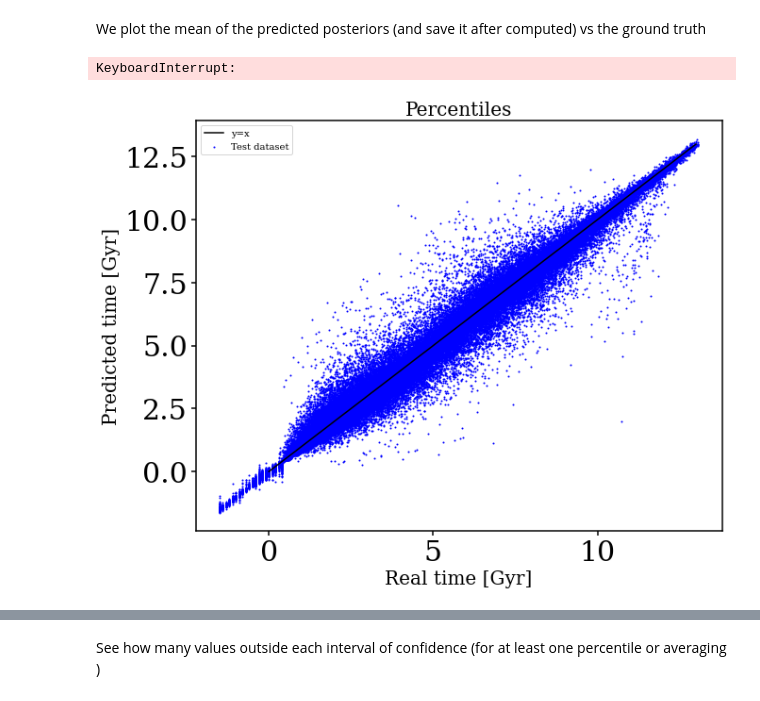
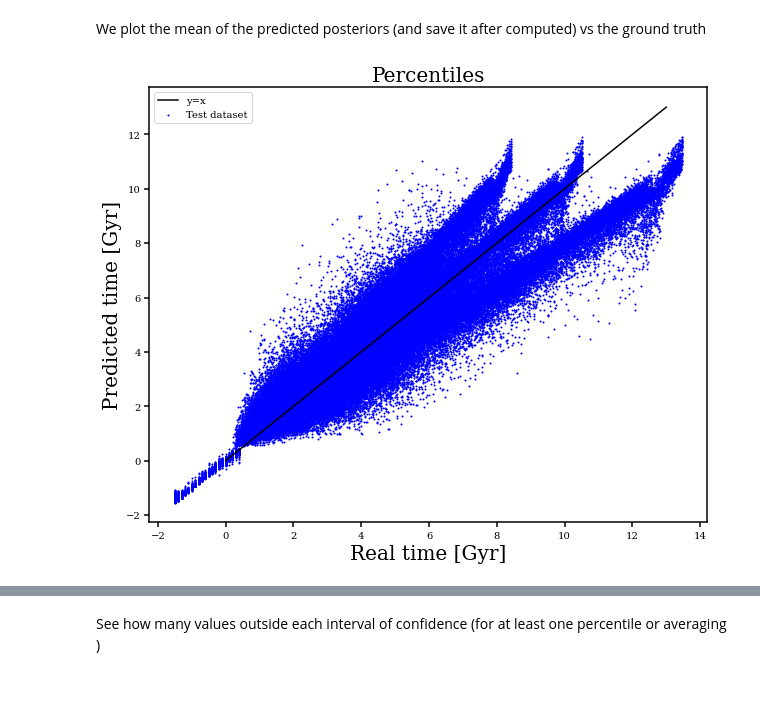
Before and after one commit to patriglesias/SBI_SFHs, a Jupyter notebook: observations_prior/posterior_estimation.ipynb, the cells around one changed output, grey strips where cells are left out. Drawn from its saved outputs; the diff is of its cells as text; code cells hidden in the pictures.

```diff
--- a/observations_prior/posterior_estimation.ipynb
+++ b/observations_prior/posterior_estimation.ipynb
@@ -36,7 +36,7 @@ We load the percentiles and latent vectors
 # %%
 latents_batch=np.load('./saved_models/latents_all.npy',allow_pickle=True)
 percentiles=np.load('./saved_input/y.npy',allow_pickle=True)
-latents=np.zeros((200000,16))
+latents=np.zeros((180000,16))
 batch_size=128
 
 #to create a single dataset with all the minibatches
@@ -82,8 +82,8 @@ index_sh=np.load('./saved_models/ind_sh.npy')
 latents=latents[index_sh,:]
 percentiles=percentiles[index_sh,:]
 
-x=latents[:180000,:]
-theta=percentiles[:180000,:]
+x=latents[:-18000,:]
+theta=percentiles[:-18000,:]
 
 #200.000 20.000
 # %% [markdown]
@@ -125,7 +125,7 @@ qphi = anpe.build_posterior(p_theta_x_est)
 # %% [markdown]
 Save posterior or load it
 # %%
-file="./saved_models/my_posterior_s.pkl"
+file="./saved_models/my_posterior.pkl"
 
 
 with open(file, "wb") as handle:
@@ -215,6 +215,6 @@ plot_percentile_distribution(None)
 ... (3 outputs left out)
 # %%
-index_list=np.random.randint(180000,200000,5)
+index_list=np.random.randint(162000,180000,5)
 
 for k,j in enumerate(index_list):
                 Xobs=latents[j,:]
@@ -236,9 +236,9 @@ for k,j in enumerate(index_list):
 # %% [markdown]
 We plot the mean of the predicted posteriors (and save it after computed) vs the ground truth
 # %%
-n_evaluations=20000
+n_evaluations=18000
 n_samples=1000
-index_list=np.arange(180000,200000)
+index_list=np.arange(162000,180000)
 
 stds=[]
 means=[]
@@ -250,15 +250,15 @@ for k,j in tqdm(enumerate(index_list)):
     means.append(np.mean(posterior_samples,axis=0))
 
 
-np.save('./saved_models/means_s.npy',means)
-np.save('./saved_models/stds_s.npy',stds)
+np.save('./saved_models/means.npy',means)
+np.save('./saved_models/stds.npy',stds)
-# %% [output]
-KeyboardInterrupt:
 # %%
-means=np.load('./saved_models/means_s.npy')
-stds=np.load('./saved_models/stds_s.npy')
+means=np.load('./saved_models/means.npy')
+stds=np.load('./saved_models/stds.npy')
 
 #all together
+index_list=np.arange(162000,180000)
+
 plt.figure(figsize=(10,8))
 
 for i in range(10):
@@ -272,31 +272,31 @@ for i in range(10):
 
 plt.xlabel('Real time [Gyr]',fontsize=20)
 plt.ylabel('Predicted time [Gyr]',fontsize=20)
 plt.legend(fontsize=10)
 plt.title('Percentiles',fontsize=20)
 plt.show()
 
 #one by one
 for i in range(10):
     p=percentiles[index_list,i]
     x=np.arange(np.min(p)-0.5,np.max(p)+0.5)
     plt.figure(figsize=(8,5))
     plt.scatter(p,means[:,i],s=1,color='r',label='Test dataset')
     plt.plot(x,x,label='y=x',color='b')
     plt.legend()
     if i<9:
         plt.title('Percentile '+str((i+1)*10)+' %')
         plt.xlabel('Real time [Gyr]')
         plt.ylabel('Predicted time [Gyr]')
     elif i==9:
         plt.title('Metallicity [M/H]')
         plt.xlabel('Real')
         plt.ylabel('Predicted')
     elif i==10:
         plt.title('[$\\alpha$/Fe]')
         plt.xlabel('Real')
         plt.ylabel('Predicted')
     #plt.savefig('1e5_m216_prediction'+str(i)+'.jpg')
     plt.show()
 # %% [output]
-[figure, old version]
+[figure, new version]
```
Also changed, not shown: parts of 7 cells of this notebook, 30 other files.
